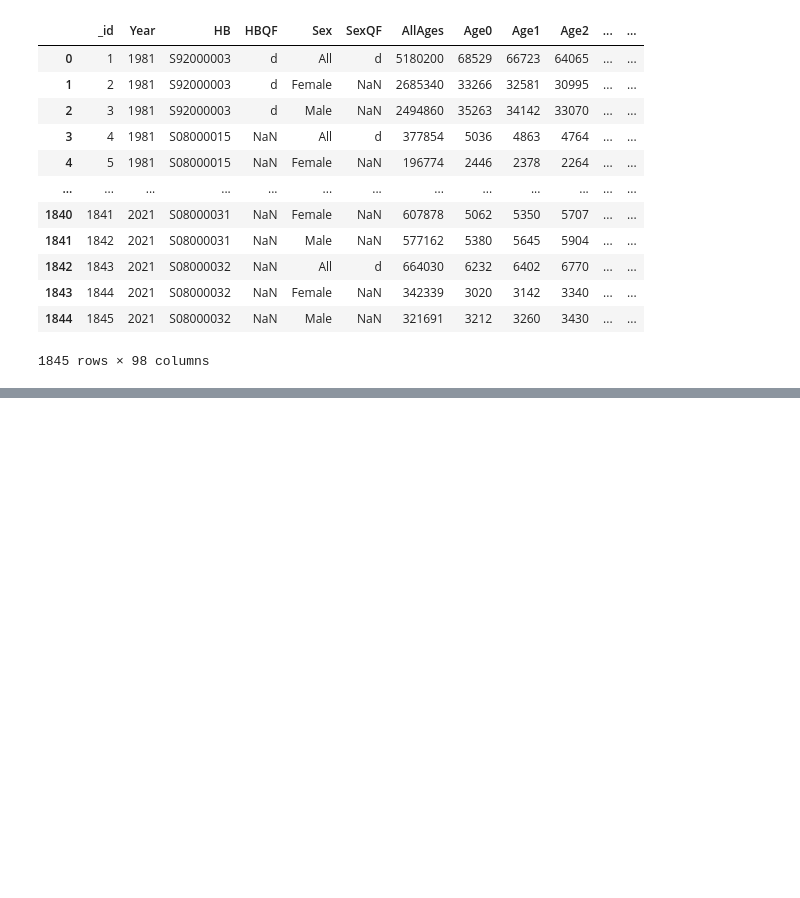
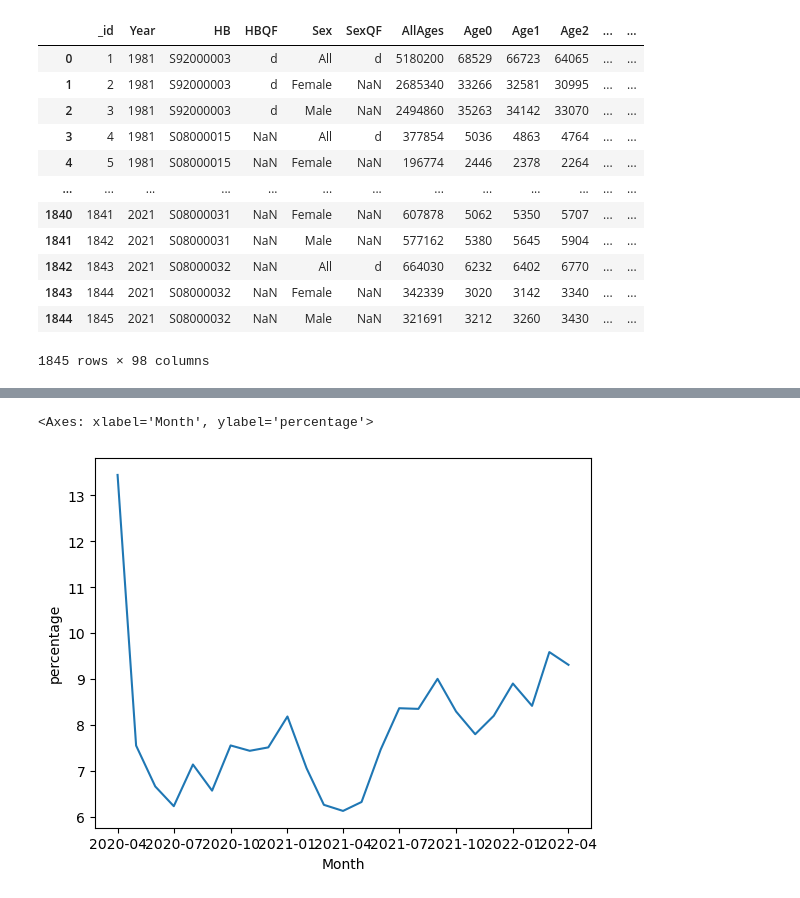
Before and after one commit to brianej/fdscw3, a Jupyter notebook: q5.ipynb, the cells around one changed output, grey strips where cells are left out. Cells and saved outputs as stored; diff of their text form; code cells hidden in the pictures; blank space fills up the shorter version.

```diff
--- a/q5.ipynb
+++ b/q5.ipynb
@@ -104,0 +116,5 @@ cancel_scotland
+# %%
+sns.lineplot(x=cancellations_scotland_aftercovid["Month"], y=cancellations_scotland_aftercovid["percentage"])
+# %% [output]
+<Axes: xlabel='Month', ylabel='percentage'>
+[figure, added]
```
Also changed, not shown: parts of 3 cells of this notebook, 1 other file.
